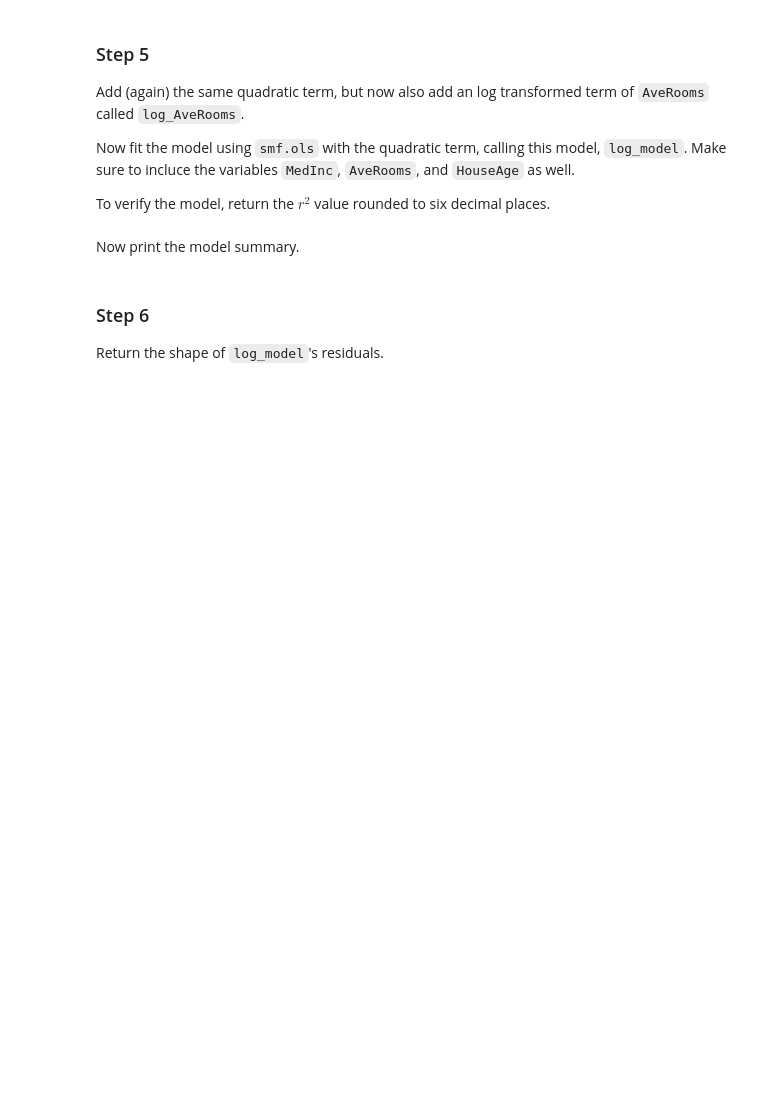
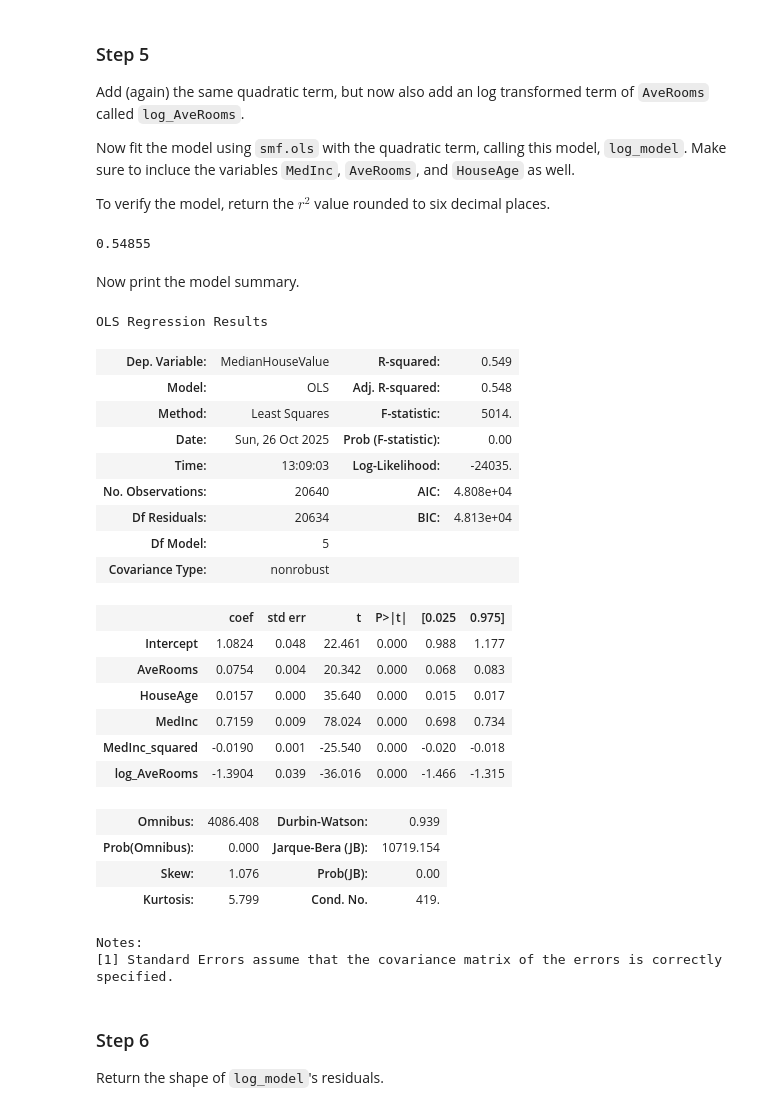
Before and after one commit to marhas109/ds06_mod4, a Jupyter notebook: CGC6M4.ipynb, the cells around one changed output. Saved outputs shown, nothing was run; the diff lists cells and outputs as text; code cells hidden in the pictures; blank space fills up the shorter version.

```diff
--- a/CGC6M4.ipynb
+++ b/CGC6M4.ipynb
@@ -124,7 +263,40 @@ To verify the model, return the $r^2$ value rounded to six decimal places.
+# %%
+# CodeGrade step5
+log_AveRooms = np.log(data['AveRooms'])
+log_model = smf.ols(formula='MedianHouseValue ~ AveRooms + HouseAge + MedInc + MedInc_squared + log_AveRooms', data=data).fit()
+r_squared_log = log_model.rsquared
+np.round(r_squared_log, 6)
+# %% [output]
+0.54855
 # %% [markdown]
 Now print the model summary.
 # %%
 # Print the summary
+log_model.summary()
+# %% [output]
+OLS Regression Results
+| Dep. Variable: | MedianHouseValue | R-squared: | 0.549 |
+| Model: | OLS | Adj. R-squared: | 0.548 |
+| Method: | Least Squares | F-statistic: | 5014. |
+| Date: | Sun, 26 Oct 2025 | Prob (F-statistic): | 0.00 |
+| Time: | 13:09:03 | Log-Likelihood: | -24035. |
+| No. Observations: | 20640 | AIC: | 4.808e+04 |
+| Df Residuals: | 20634 | BIC: | 4.813e+04 |
+| Df Model: | 5 |  |  |
+| Covariance Type: | nonrobust |  |  |
+|  | coef | std err | t | P>|t| | [0.025 | 0.975] |
+| Intercept | 1.0824 | 0.048 | 22.461 | 0.000 | 0.988 | 1.177 |
+| AveRooms | 0.0754 | 0.004 | 20.342 | 0.000 | 0.068 | 0.083 |
+| HouseAge | 0.0157 | 0.000 | 35.640 | 0.000 | 0.015 | 0.017 |
+| MedInc | 0.7159 | 0.009 | 78.024 | 0.000 | 0.698 | 0.734 |
+| MedInc_squared | -0.0190 | 0.001 | -25.540 | 0.000 | -0.020 | -0.018 |
+| log_AveRooms | -1.3904 | 0.039 | -36.016 | 0.000 | -1.466 | -1.315 |
+| Omnibus: | 4086.408 | Durbin-Watson: | 0.939 |
+| Prob(Omnibus): | 0.000 | Jarque-Bera (JB): | 10719.154 |
+| Skew: | 1.076 | Prob(JB): | 0.00 |
+| Kurtosis: | 5.799 | Cond. No. | 419. |
+Notes:
+[1] Standard Errors assume that the covariance matrix of the errors is correctly specified.
 # %% [markdown]
 ### Step 6
 
```
Also changed, not shown: parts of 17 cells of this notebook.
